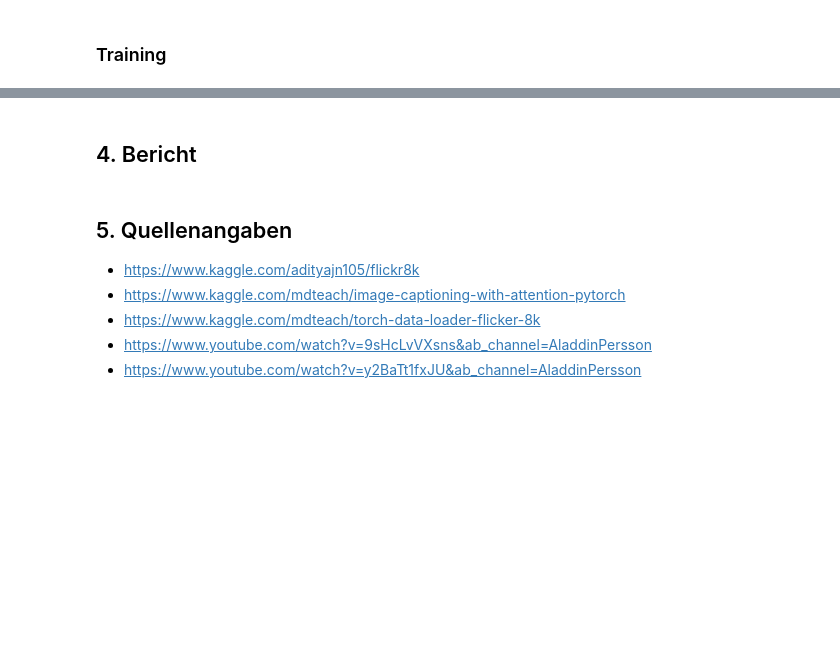
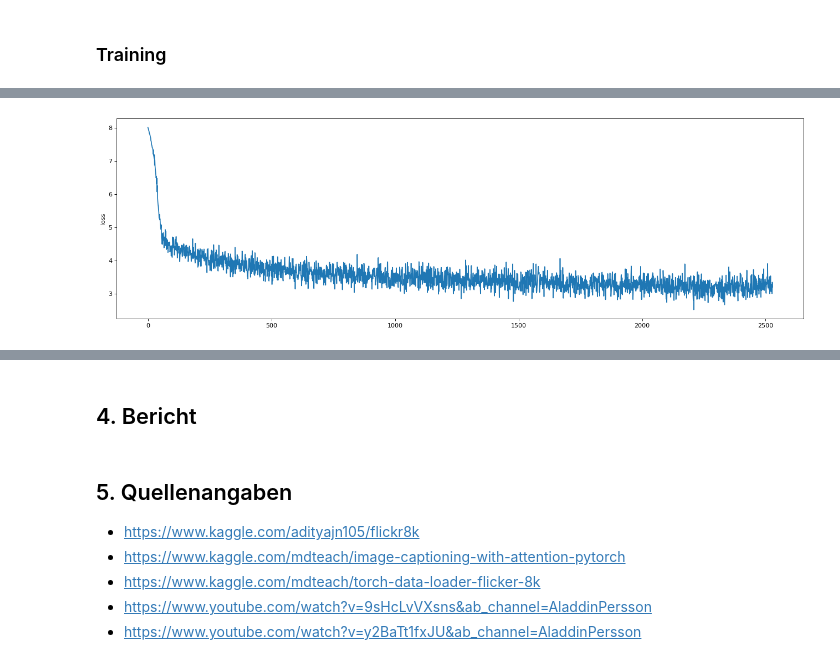
Before and after one commit to FiratSaritas/Image-Captioning-with-Flickr_8k, a Jupyter notebook: Mini-Challenge_2.ipynb, the cells around one changed output, grey strips where cells are left out. Saved outputs shown, nothing was run; the diff lists cells and outputs as text; code cells hidden in the pictures; blank space fills up the shorter version.

```diff
--- a/Mini-Challenge_2.ipynb
+++ b/Mini-Challenge_2.ipynb
@@ -35,5 +38,5 @@ from PIL import Image
 # %%
-df_captions = pd.read_csv("data/Flickr_8k/captions.txt", sep=',')
+df_captions = pd.read_csv(caption_location, sep=',')
 df_captions.head(10)
 # %% [output]
 |  | image | caption |
@@ -62,7 +64,7 @@ random.seed(88)
 for i in range(3):
     random_number = random.randint(0, len(df_captions))
     sample = df_captions.iloc[random_number][0]
-    sample_path ="data/Flickr_8k/Images/"+sample
+    sample_path =data_location+sample
     sample_images = df_captions[df_captions['image'] == sample]
     sample_captions = sample_images['caption'].tolist()
     img=mpimg.imread(sample_path)
@@ -547,0 +427,4 @@ train()
+# %%
+float_losses = []
+for i in range(len(losses)):
+  float_losses.append(losses[i].item())
@@ -547,0 +436,7 @@ train()
+# %%
+figure(figsize=(20, 6), dpi=80)
+plt.plot(float_losses)
+plt.ylabel("loss")
+plt.show()
+# %% [output]
+[figure, added]
```
Also changed, not shown: parts of 40 cells of this notebook.
